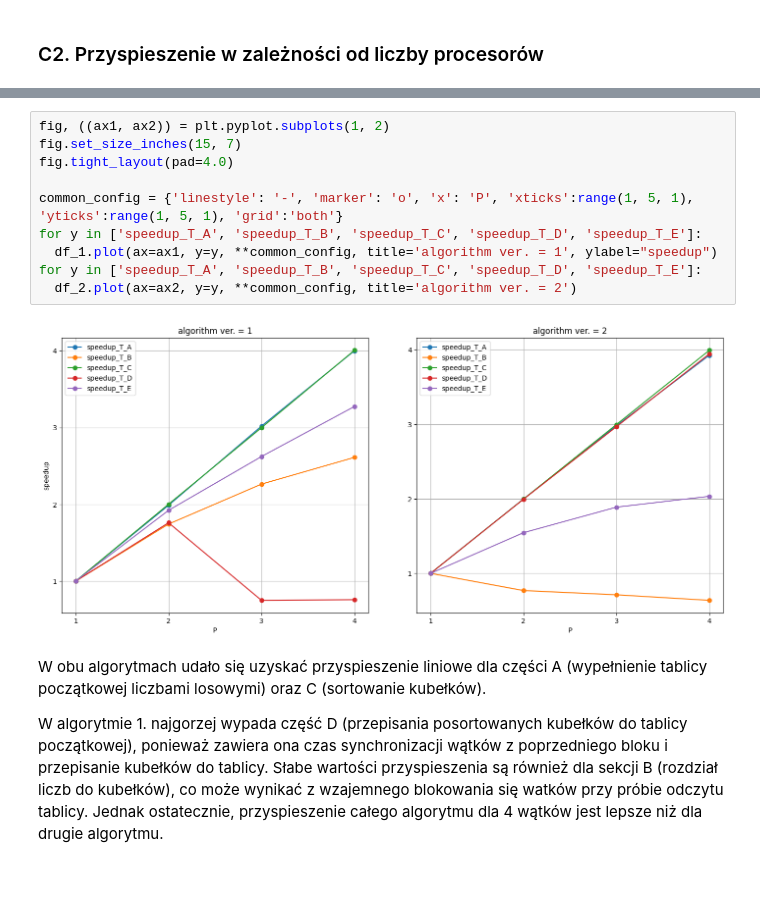
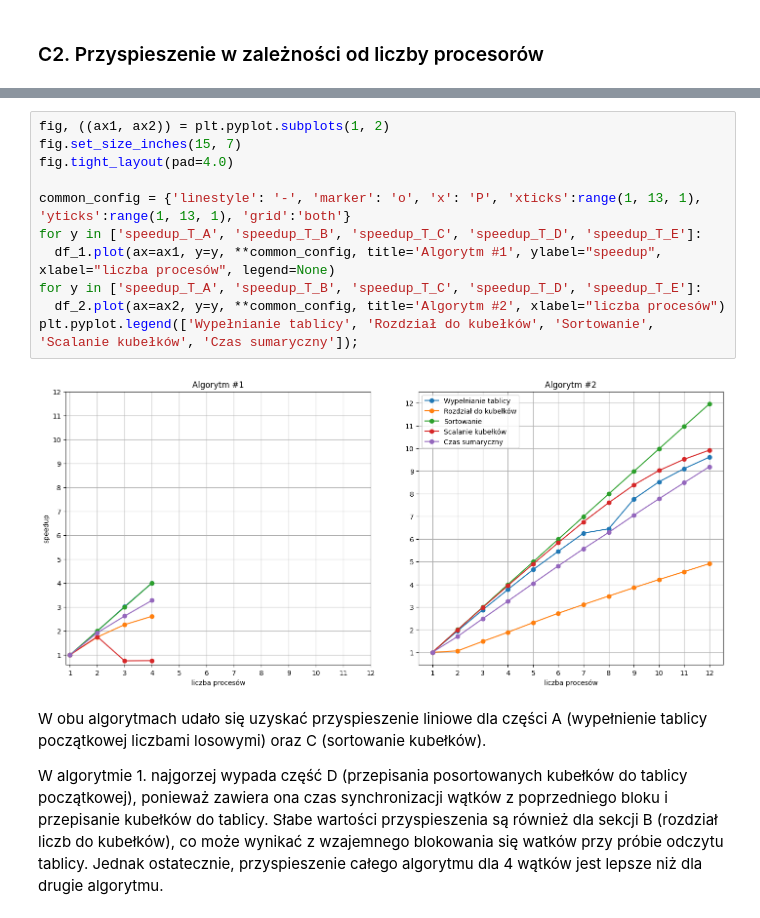
Before and after one commit to aklekowski/agh-mpr, a Jupyter notebook: OpenMP.ipynb, the cells around one changed output, grey strips where cells are left out. Drawn from its saved outputs; the diff is of its cells as text; blank space fills up the shorter version.

Commit message:
update speedup charts

```diff
--- a/OpenMP.ipynb
+++ b/OpenMP.ipynb
@@ -150,15 +152,16 @@ df_2.head()
 # %%
 fig, ((ax1, ax2)) = plt.pyplot.subplots(1, 2)
 fig.set_size_inches(15, 7)
 fig.tight_layout(pad=4.0)
 
-common_config = {'linestyle': '-', 'marker': 'o', 'x': 'P', 'xticks':range(1, 5, 1), 'yticks':range(1, 5, 1), 'grid':'both'}
+common_config = {'linestyle': '-', 'marker': 'o', 'x': 'P', 'xticks':range(1, 13, 1), 'yticks':range(1, 13, 1), 'grid':'both'}
 for y in ['speedup_T_A', 'speedup_T_B', 'speedup_T_C', 'speedup_T_D', 'speedup_T_E']:
-  df_1.plot(ax=ax1, y=y, **common_config, title='algorithm ver. = 1', ylabel="speedup")
+  df_1.plot(ax=ax1, y=y, **common_config, title='Algorytm #1', ylabel="speedup", xlabel="liczba procesów", legend=None)
 for y in ['speedup_T_A', 'speedup_T_B', 'speedup_T_C', 'speedup_T_D', 'speedup_T_E']:
-  df_2.plot(ax=ax2, y=y, **common_config, title='algorithm ver. = 2')
+  df_2.plot(ax=ax2, y=y, **common_config, title='Algorytm #2', xlabel="liczba procesów")
+plt.pyplot.legend(['Wypełnianie tablicy', 'Rozdział do kubełków', 'Sortowanie', 'Scalanie kubełków', 'Czas sumaryczny']);
 # %% [output]
-[figure, old version]
+[figure, new version]
 # %% [markdown]
 W obu algorytmach udało się uzyskać przyspieszenie liniowe dla części A (wypełnienie tablicy początkowej liczbami losowymi) oraz C (sortowanie kubełków).
 
```
Also changed, not shown: parts of 3 cells of this notebook.
